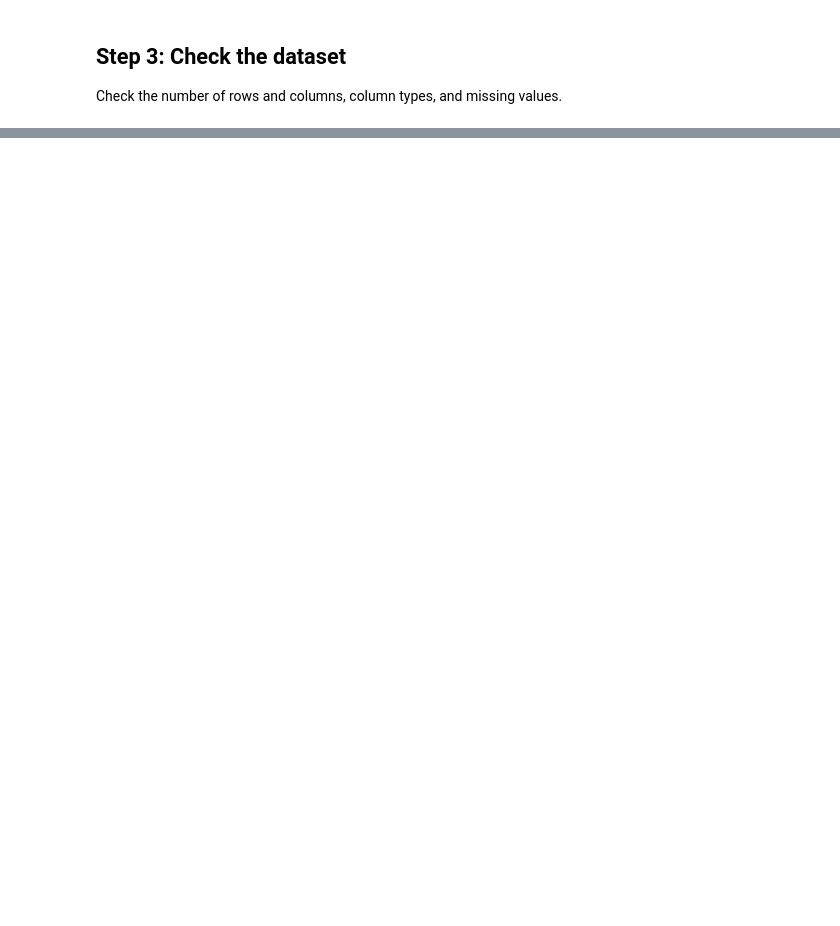
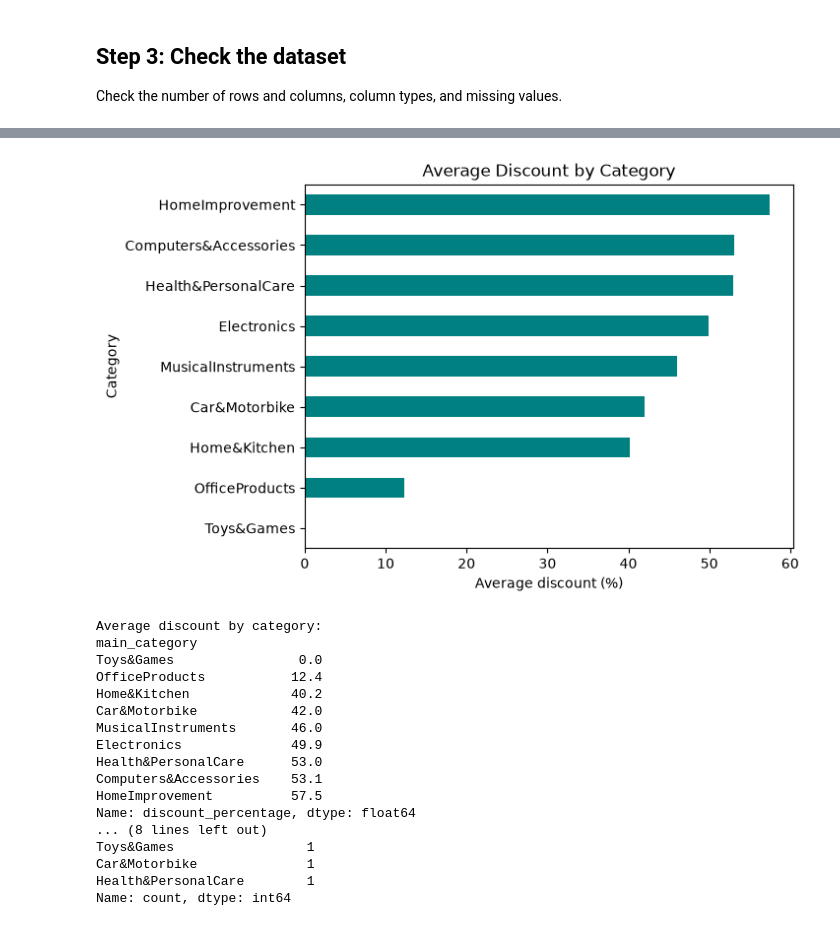
Before and after one commit to rahulpoojith/Week-1-Target-Customer-Sales-Analysis, a Jupyter notebook: Data_processing/analysis.ipynb, the cells around one changed output, grey strips where cells are left out. Saved outputs shown, nothing was run; the diff lists cells and outputs as text; code cells hidden in the pictures; blank space fills up the shorter version.

```diff
--- a/Data_processing/analysis.ipynb
+++ b/Data_processing/analysis.ipynb
@@ -157,0 +174,33 @@ Reminder: The dataset has no order dates, purchases, or units sold, so these obs
+# %%
+average_discounts = df.groupby("main_category")["discount_percentage"].mean()
+average_discounts = average_discounts.sort_values()
+
+average_discounts.plot(kind="barh", color="teal")
+plt.title("Average Discount by Category")
+plt.xlabel("Average discount (%)")
+plt.ylabel("Category")
+plt.show()
+
+print("Average discount by category:")
+print(average_discounts.round(1))
+print("Product counts:")
+print(df["main_category"].value_counts())
+# %% [output]
+[figure, added]
+Average discount by category:
+main_category
+Toys&Games                0.0
+OfficeProducts           12.4
+Home&Kitchen             40.2
+Car&Motorbike            42.0
+MusicalInstruments       46.0
+Electronics              49.9
+Health&PersonalCare      53.0
+Computers&Accessories    53.1
+HomeImprovement          57.5
+Name: discount_percentage, dtype: float64
+... (8 lines left out)
+Toys&Games                 1
+Car&Motorbike              1
+Health&PersonalCare        1
+Name: count, dtype: int64
```
Also changed, not shown: parts of 31 cells of this notebook.
